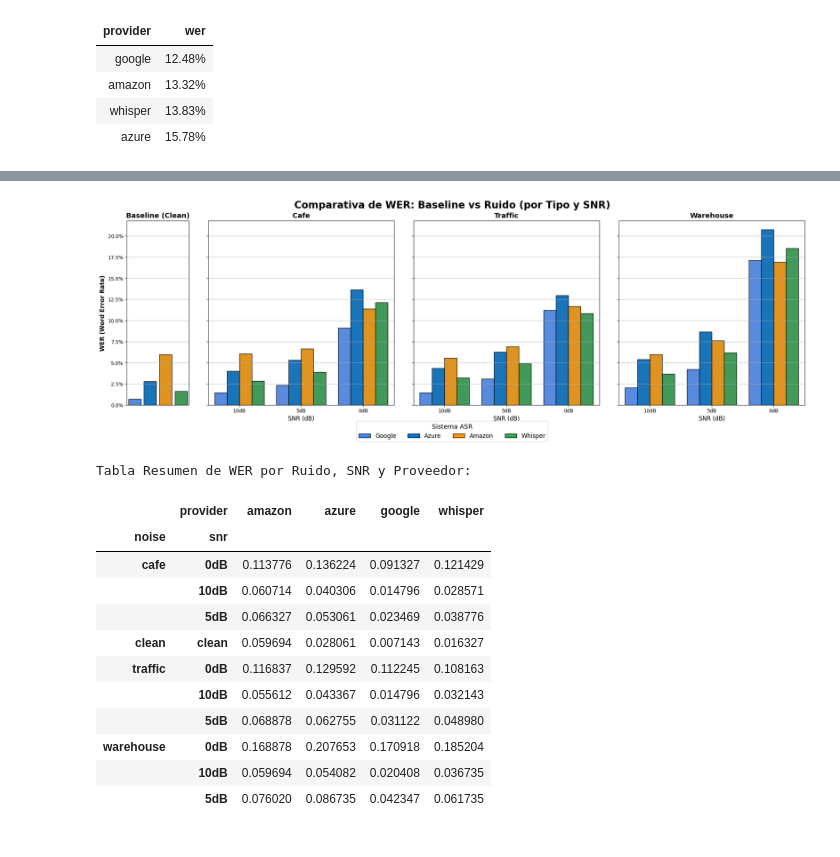
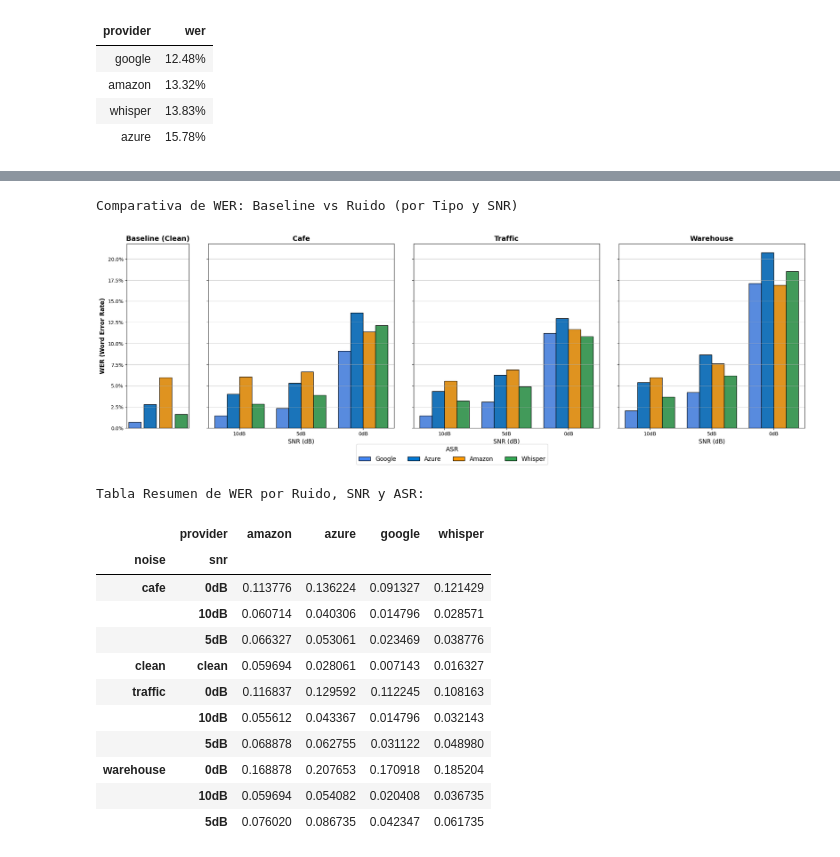
Before and after one commit to agomezb/ASR-Comparative, a Jupyter notebook: 2_wer.ipynb, the cells around one changed output, grey strips where cells are left out. Cells and saved outputs as stored; diff of their text form; code cells hidden in the pictures.

```diff
--- a/2_wer.ipynb
+++ b/2_wer.ipynb
@@ -371,39 +370,40 @@ for i, noise in enumerate(noises):
 
     sns.barplot(data=noise_data, x='snr', y='wer', hue='provider',
                 hue_order=providers, order=snr_levels_noisy,
                 palette=colors, ax=ax, edgecolor='black')
 
     ax.set_title(noise.capitalize(), fontsize=14, fontweight='bold')
     ax.set_xlabel("SNR (dB)", fontsize=12)
     ax.set_ylabel("")
     ax.get_legend().remove()
 
 # --- 3. Ajustes Finales ---
 # Formato porcentaje en eje Y
 for ax in [ax_clean] + axes_noisy:
     ax.yaxis.set_major_formatter(PercentFormatter(1.0))
     ax.grid(True, axis='y', linestyle='-', alpha=0.8, linewidth=0.8)
 
 # Ocultar eje Y en gráficos de ruido
 for ax in axes_noisy:
     plt.setp(ax.get_yticklabels(), visible=False)
 
-# Título global
-fig.suptitle('Comparativa de WER: Baseline vs Ruido (por Tipo y SNR)', fontsize=20, fontweight='bold', y=1.05)
+# Título global (mostrado como print antes de la figura)
+print('Comparativa de WER: Baseline vs Ruido (por Tipo y SNR)')
 
 # Leyenda única
 legend_patches = [mpatches.Patch(facecolor=colors[p], label=p.capitalize(), edgecolor='black') for p in providers]
-fig.legend(handles=legend_patches, loc='lower center', bbox_to_anchor=(0.5, -0.1), ncol=4, fontsize=12, title="Sistema ASR", title_fontsize=13)
+fig.legend(handles=legend_patches, loc='lower center', bbox_to_anchor=(0.5, -0.1), ncol=4, fontsize=12, title="ASR", title_fontsize=13)
 
 plt.show()
 
 # Mostrar tabla resumen opcional
-print("Tabla Resumen de WER por Ruido, SNR y Proveedor:")
+print("Tabla Resumen de WER por Ruido, SNR y ASR:")
 pivot_table = unified_wer.pivot_table(index=['noise', 'snr'], columns='provider', values='wer')
 display(pivot_table)
 # %% [output]
+Comparativa de WER: Baseline vs Ruido (por Tipo y SNR)
-[figure, old version]
+[figure, new version]
-Tabla Resumen de WER por Ruido, SNR y Proveedor:
+Tabla Resumen de WER por Ruido, SNR y ASR:
 |  | provider | amazon | azure | google | whisper |
 | noise | snr |  |  |  |  |
 | cafe | 0dB | 0.113776 | 0.136224 | 0.091327 | 0.121429 |
```
Also changed, not shown: parts of 7 cells of this notebook.
